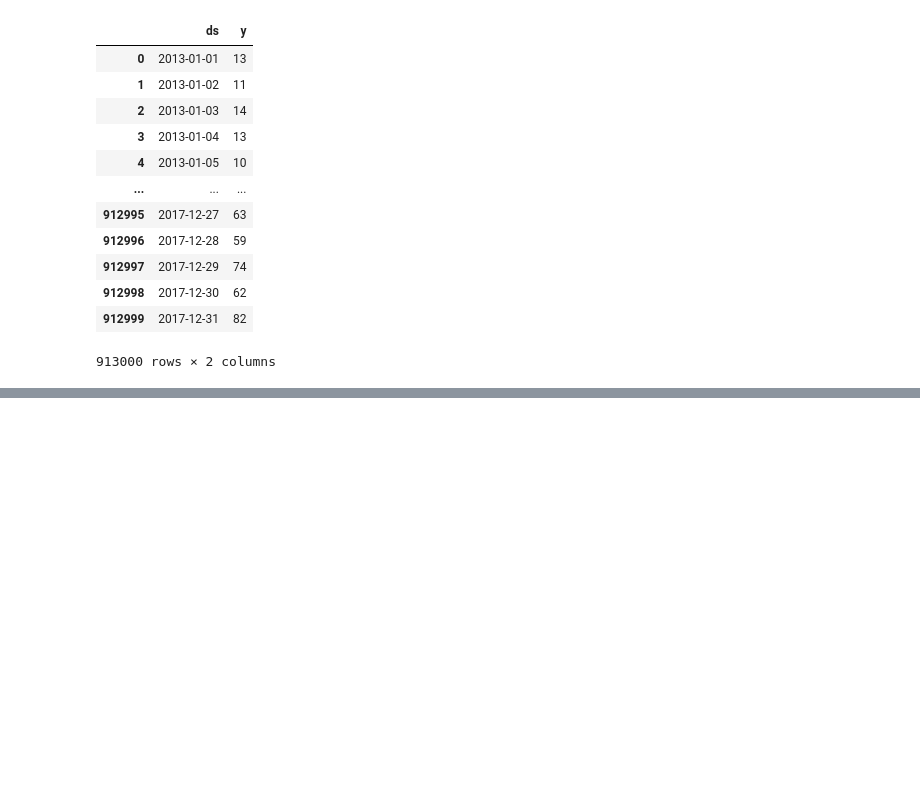
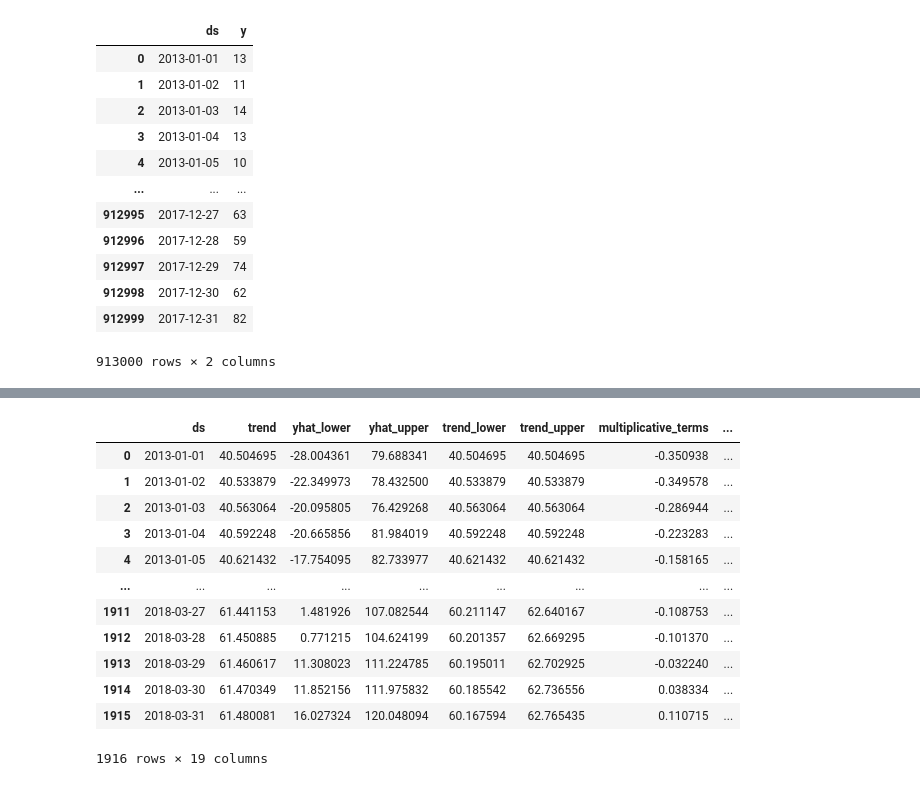
Before and after one commit to emanuelsolita/databricks, a Jupyter notebook: eda_sales.ipynb, the cells around one changed output, grey strips where cells are left out. Drawn from its saved outputs; the diff is of its cells as text; code cells hidden in the pictures; blank space fills up the shorter version.

```diff
--- a/eda_sales.ipynb
+++ b/eda_sales.ipynb
@@ -96,0 +110,18 @@ forecast_pd = model.predict(future_pd)
+# %%
+# predict over the dataset
+forecast_pd = model.predict(future_pd)
+forecast_pd
+# %% [output]
+|  | ds | trend | yhat_lower | yhat_upper | trend_lower | trend_upper | multiplicative_terms | ... |
+| 0 | 2013-01-01 | 40.504695 | -28.004361 | 79.688341 | 40.504695 | 40.504695 | -0.350938 | ... |
+| 1 | 2013-01-02 | 40.533879 | -22.349973 | 78.432500 | 40.533879 | 40.533879 | -0.349578 | ... |
+| 2 | 2013-01-03 | 40.563064 | -20.095805 | 76.429268 | 40.563064 | 40.563064 | -0.286944 | ... |
+| 3 | 2013-01-04 | 40.592248 | -20.665856 | 81.984019 | 40.592248 | 40.592248 | -0.223283 | ... |
+| 4 | 2013-01-05 | 40.621432 | -17.754095 | 82.733977 | 40.621432 | 40.621432 | -0.158165 | ... |
+| ... | ... | ... | ... | ... | ... | ... | ... | ... |
+| 1911 | 2018-03-27 | 61.441153 | 1.481926 | 107.082544 | 60.211147 | 62.640167 | -0.108753 | ... |
+| 1912 | 2018-03-28 | 61.450885 | 0.771215 | 104.624199 | 60.201357 | 62.669295 | -0.101370 | ... |
+| 1913 | 2018-03-29 | 61.460617 | 11.308023 | 111.224785 | 60.195011 | 62.702925 | -0.032240 | ... |
+| 1914 | 2018-03-30 | 61.470349 | 11.852156 | 111.975832 | 60.185542 | 62.736556 | 0.038334 | ... |
+| 1915 | 2018-03-31 | 61.480081 | 16.027324 | 120.048094 | 60.167594 | 62.765435 | 0.110715 | ... |
+1916 rows × 19 columns
```
Also changed, not shown: parts of 4 cells of this notebook, 6 other files.
